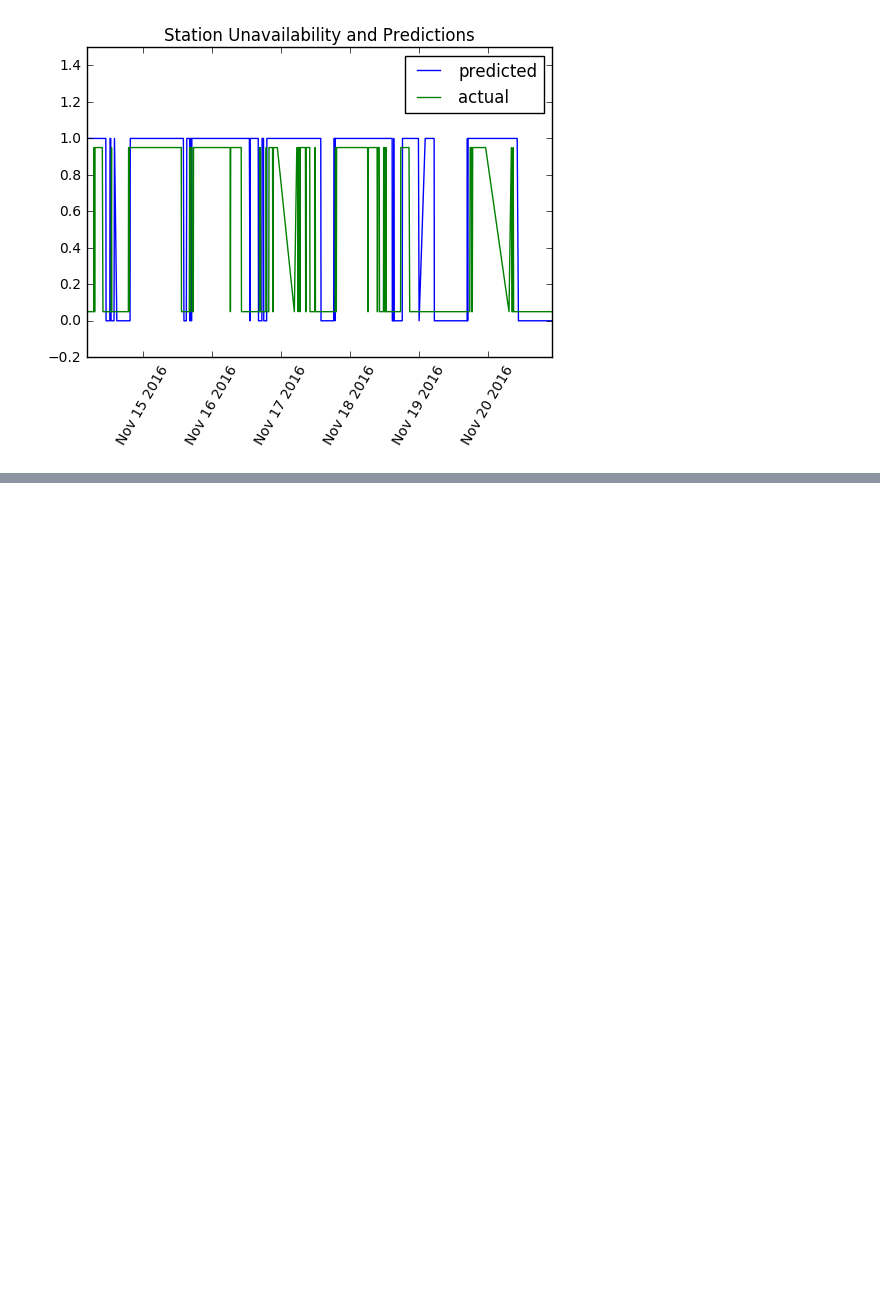
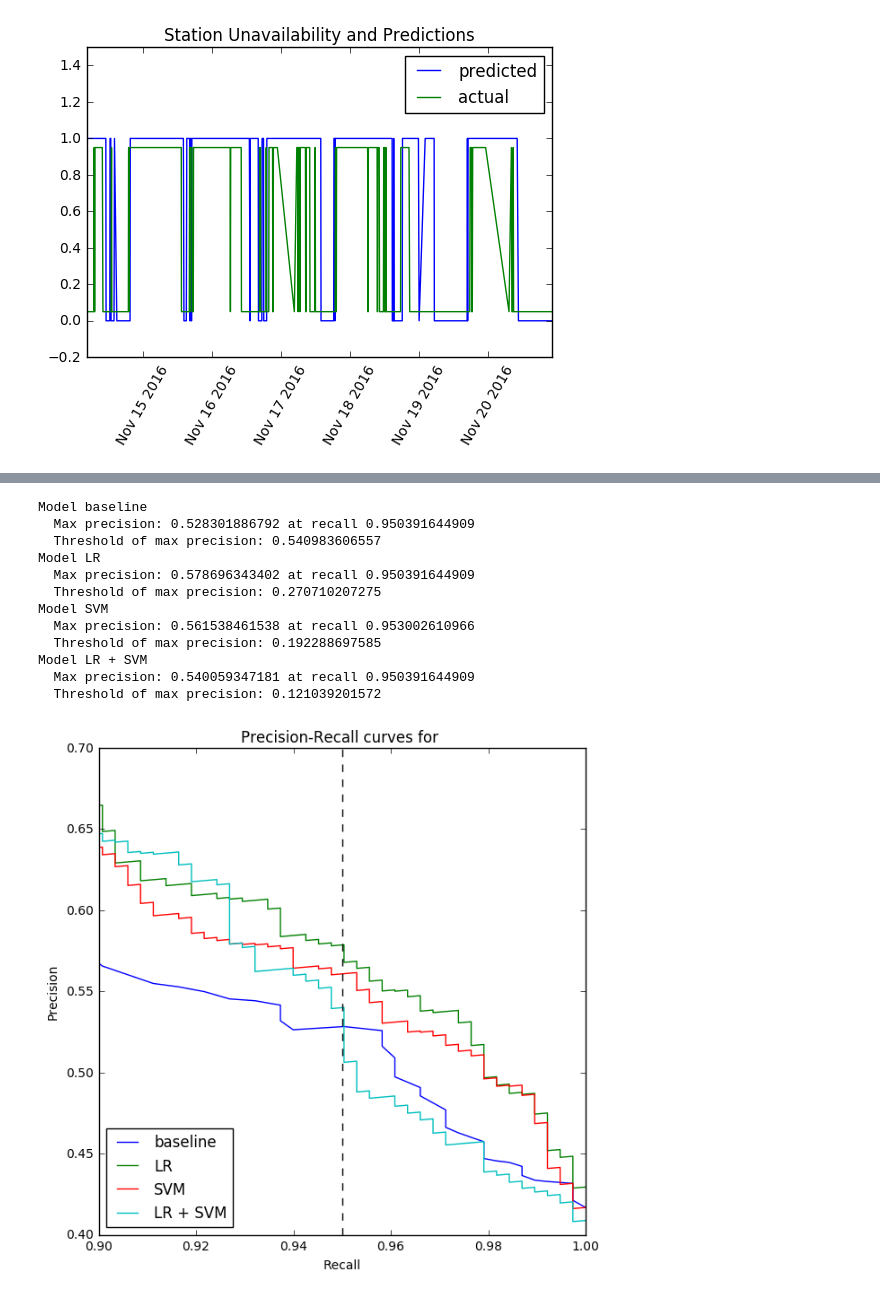
Before and after one commit to cer446/Intro-to-DS-CitiBike-Term-Project, a Jupyter notebook: LogReg-ensemble.ipynb, the cells around one changed output, grey strips where cells are left out. Saved outputs shown, nothing was run; the diff lists cells and outputs as text; code cells hidden in the pictures; blank space fills up the shorter version.

```diff
--- a/LogReg-ensemble.ipynb
+++ b/LogReg-ensemble.ipynb
@@ -315,0 +316,29 @@ plt.show()
+# %%
+plt.figure(figsize=(7, 7))
+pr_curve(data_empty['dev'][0]['num_docks_available_scaled'], 'baseline')
+pr_curve(y_pred_lr, 'LR')
+pr_curve(y_pred_svm, 'SVM')
+pr_curve(y_pred_lr_svm, 'LR + SVM')
+
+plt.xlim([0.9, 1.0])
+plt.ylim([0.4, 0.7])
+plt.axvline(x=0.95, color='k', linestyle='--')
+plt.xlabel('Recall')
+plt.ylabel('Precision')
+plt.legend(loc="lower left")
+plt.title('Precision-Recall curves for ')
+plt.show()
+# %% [output]
+Model baseline
+  Max precision: 0.528301886792 at recall 0.950391644909
+  Threshold of max precision: 0.540983606557
+Model LR
+  Max precision: 0.578696343402 at recall 0.950391644909
+  Threshold of max precision: 0.270710207275
+Model SVM
+  Max precision: 0.561538461538 at recall 0.953002610966
+  Threshold of max precision: 0.192288697585
+Model LR + SVM
+  Max precision: 0.540059347181 at recall 0.950391644909
+  Threshold of max precision: 0.121039201572
+[figure, added]
```
Also changed, not shown: parts of 2 cells of this notebook, 6 other files.
